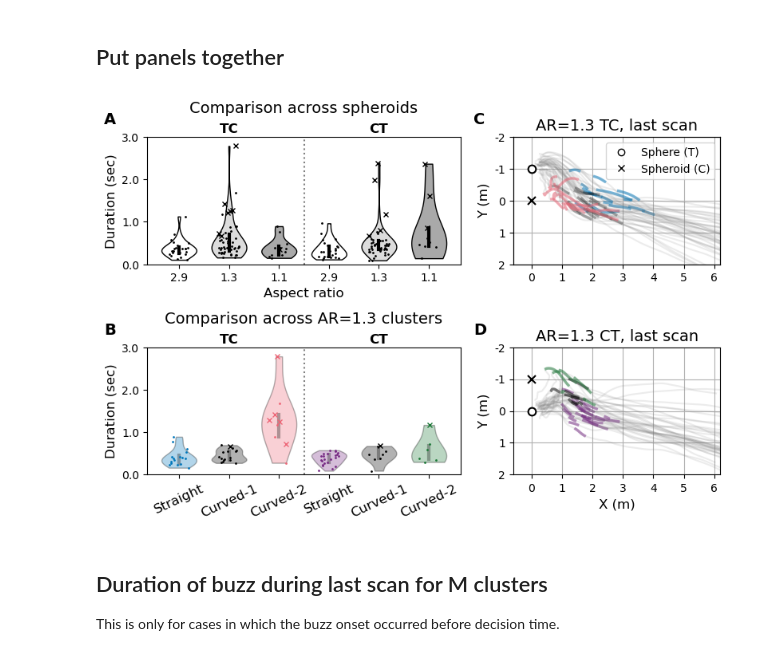
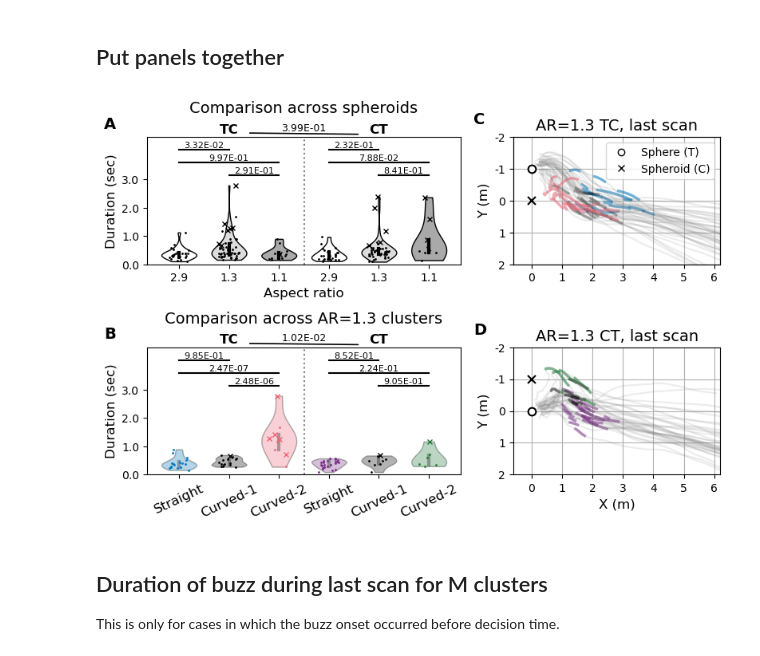
Before and after one commit to leewujung/porpoise_spheroid, a Jupyter notebook: notebooks_fig/fig_last_scan.ipynb, the cells around one changed output. Cells and saved outputs as stored; diff of their text form; code cells hidden in the pictures.

Commit message:
add p values to behavioral metrics and last scan plots

```diff
--- a/notebooks_fig/fig_last_scan.ipynb
+++ b/notebooks_fig/fig_last_scan.ipynb
@@ -27,6 +27,8 @@ tp_path = output_path / "trial_processor_object"
 fig_path = Path("../figs")
 if not fig_path.exists():
     fig_path.mkdir()
+# %%
+stat_path = Path("../stat")
 # %% [markdown]
 ### Load main dataframe
 # %%
@@ -240,0 +245,15 @@ for axx in [ax_track_TC, ax_track_CT]:
+# %%
+def add_TCCT_text(ax):
+    ylim = ax.get_ylim()
+    ax.text(1, ylim[1]*1.03, "TC", fontsize=12, ha="center", fontweight="bold")
+    ax.text(4, ylim[1]*1.03, "CT", fontsize=12, ha="center", fontweight="bold")
+# %%
+def annotate_p_val_position(ax, df_stat):
+    p_val_position = utils_plot.get_p_val_position(df_stat)
+    ax.annotate('', xy=(0.32, 1.03), xycoords='axes fraction', xytext=(0.68, 1.02),
+        arrowprops=dict(arrowstyle="-", color='k', lw=1.2))
+    ylim = ax.get_ylim()
+    ax.text(
+        2.5, ylim[1]*1.03, f"{p_val_position:2.2E}",
+        ha="center", va="bottom", fontsize=9
+    )
@@ -295,7 +358,14 @@ ax_allAR.set_xticklabels(SPH_LABEL * 2, fontsize=10)
 ax_allAR.set_xlabel("Aspect ratio", fontsize=12)
 ax_allAR.set_yticks(np.arange(0, 3.5, 1))
 ax_allAR.set_yticklabels(np.arange(0, 3.5, 1), fontsize=10)
-ax_allAR.set_ylim(0, 3)
+ax_allAR.set_ylim(0, 4.5)
+
+# p value annotation
+df_stat_position = pd.read_csv(stat_path / "ARall_last_scan_duration_position_contrast.csv")
+df_stat_spheroid = pd.read_csv(stat_path / "ARall_last_scan_duration_spheroid_contrast.csv")
+annotate_p_val_position(ax_allAR, df_stat_position)
+annotate_p_val_spheroid(ax_allAR, df_stat_spheroid, ratio=True)
+add_TCCT_text(ax_allAR)
 
 
 
@@ -332,13 +402,20 @@ ax_AR13.set_xticks(np.arange(6))
 ax_AR13.set_xticklabels(CLUSTER_STR_7, fontsize=12, rotation=25)
 ax_AR13.set_yticks(np.arange(0, 3.5, 1))
 ax_AR13.set_yticklabels(np.arange(0, 3.5, 1), fontsize=10)
-ax_AR13.set_ylim(0, 3)
+ax_AR13.set_ylim(0, 4.5)
 
 
-# Add dotted line and TC/CT labels
+# p value annotation
+df_stat_position = pd.read_csv(stat_path / "AR13_last_scan_duration_position_contrast.csv")
+df_stat_cluster = pd.read_csv(stat_path / "AR13_last_scan_duration_cluster_contrast.csv")
+annotate_p_val_position(ax_AR13, df_stat_position)
+annotate_p_val_cluster(ax_AR13, df_stat_cluster, ratio=True)
+add_TCCT_text(ax_AR13)
+
+
+
+# Add dotted line
 for axx in [ax_allAR, ax_AR13]:
-    axx.text(1, 3.1, "TC", fontsize=12, ha="center", fontweight="bold")
-    axx.text(4, 3.1, "CT", fontsize=12, ha="center", fontweight="bold")
     axx.axvline(2.5, color="grey", ls=":")
 
 
@@ -413,36 +490,36 @@ ax_track_mock.set_xticks([])
 ax_track_mock.set_yticks([])
 ax_track_mock.legend(fontsize=10, loc="upper right")
 
 
 # Adjust xy-limit of trajetory panels
 for axx in [ax_track_TC, ax_track_CT]:
     axx.set_xticks(np.arange(-1, 9))
 #     axx.set_xticklabels("")
     axx.set_yticks(np.arange(-3, 4))
     axx.set_yticklabels(np.arange(-3, 4), fontsize=10)
     axx.set_ylim(2, -2)
 #     axx.set_xlim(-0.75, 6.75)
     axx.set_xlim(-0.6, 6.2)
     axx.grid()
     axx.set_ylabel("Y (m)", fontsize=12)
 ax_track_CT.set_xlabel("X (m)", fontsize=12)
 ax_track_CT.set_xticklabels(np.arange(-1, 9), fontsize=10)
 
 
 
 # Add panel labels
-ax_allAR.text(-1.5, 3.3, "A", fontsize=14, fontweight="bold")
-ax_AR13.text(-1.5, 3.3, "B", fontsize=14, fontweight="bold")
+ax_allAR.text(-1.5, 4.8, "A", fontsize=14, fontweight="bold")
+ax_AR13.text(-1.5, 4.8, "B", fontsize=14, fontweight="bold")
 ax_track_TC.text(-1.9, -2.4, "C", fontsize=14, fontweight="bold")
 ax_track_CT.text(-1.9, -2.4, "D", fontsize=14, fontweight="bold")
 
 
 
 plt.show()
 
 fig.savefig(fig_path / "fig_last_scan.png", dpi=300, bbox_inches="tight")
 # %% [output]
-[figure, old version]
+[figure, new version]
 # %% [markdown]
 ## Duration of buzz during last scan for M clusters
 
```
Also changed, not shown: parts of 3 cells of this notebook, 2 other files.
